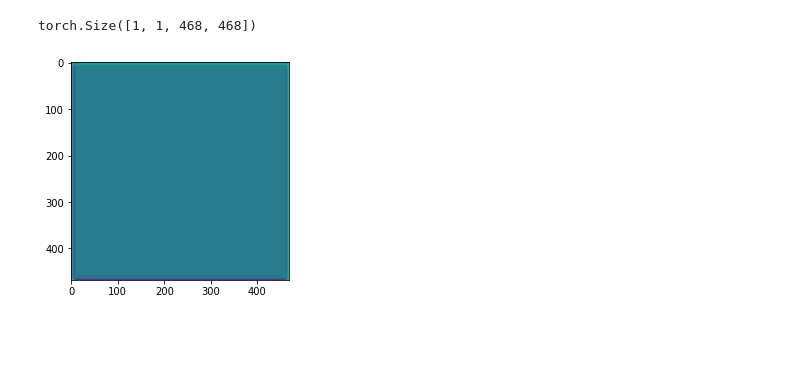
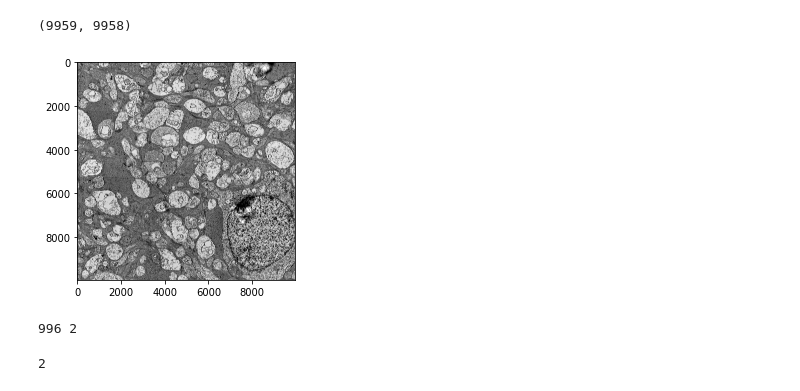
Before and after one commit to Github-Tree-0/Segmentation, a Jupyter notebook: src/Dont_touch_my_code.ipynb, the cells around one changed output. Drawn from its saved outputs; the diff is of its cells as text; code cells hidden in the pictures; blank space fills up the shorter version.

```diff
--- a/src/Dont_touch_my_code.ipynb
+++ b/src/Dont_touch_my_code.ipynb
@@ -13,9 +6,25 @@ pred = model(imgs)
-# %%
-pred.shape
-# %% [output]
-torch.Size([1, 1, 468, 468])
-# %%
-plt.imshow(pred.detach().numpy().squeeze())
-plt.show()
-# %% [output]
-[figure, removed]
+# %%
+datadir = '../data/complex/train'
+datapaths = os.listdir(datadir)
+datapath = os.path.join(datadir, datapaths[0])
+image = plt.imread(datapath)[...,0]
+print(image.shape)
+plt.imshow(image, vmax=1, cmap='gray')
+plt.show()
+# %% [output]
+(9959, 9958)
+[figure, added]
+# %%
+num = 700 - 184
+min_ = 1000000
+while num < 1500:
+    a = 9958 % num
+    if a != 0:
+        a = num - a
+    if a < min_:
+        min_ = a
+        best = num
+    num += 16
+print(best, min_)
+# %% [output]
+996 2
@@ -21,0 +70,6 @@ plt.show()
+# %%
+shape = [9959, 9958]
+out_size = 996
+(out_size-shape[1]) % out_size
+# %% [output]
+2
```
Also changed, not shown: parts of 7 cells of this notebook, 4 other files.
